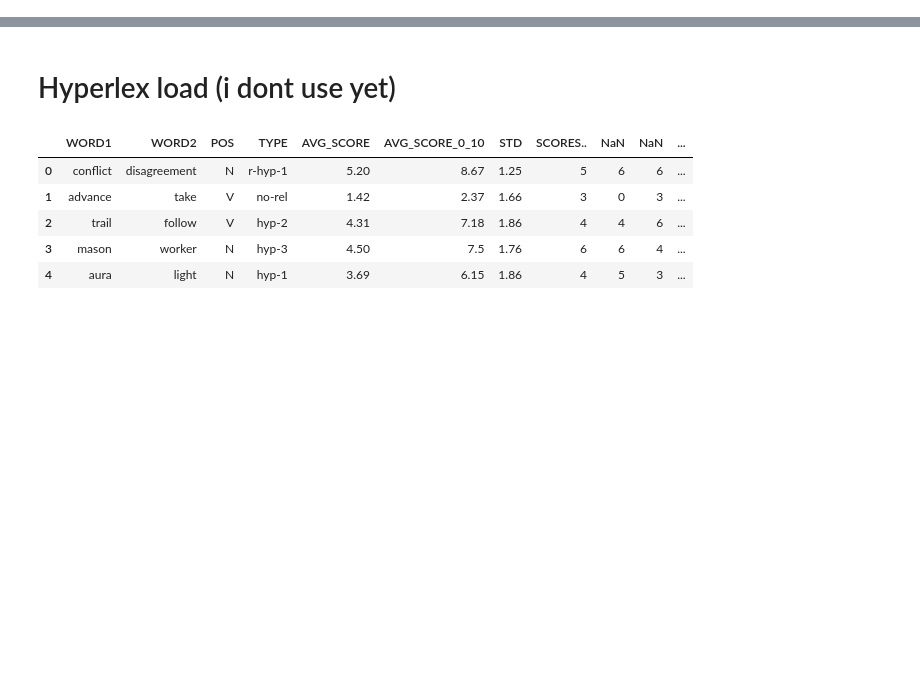
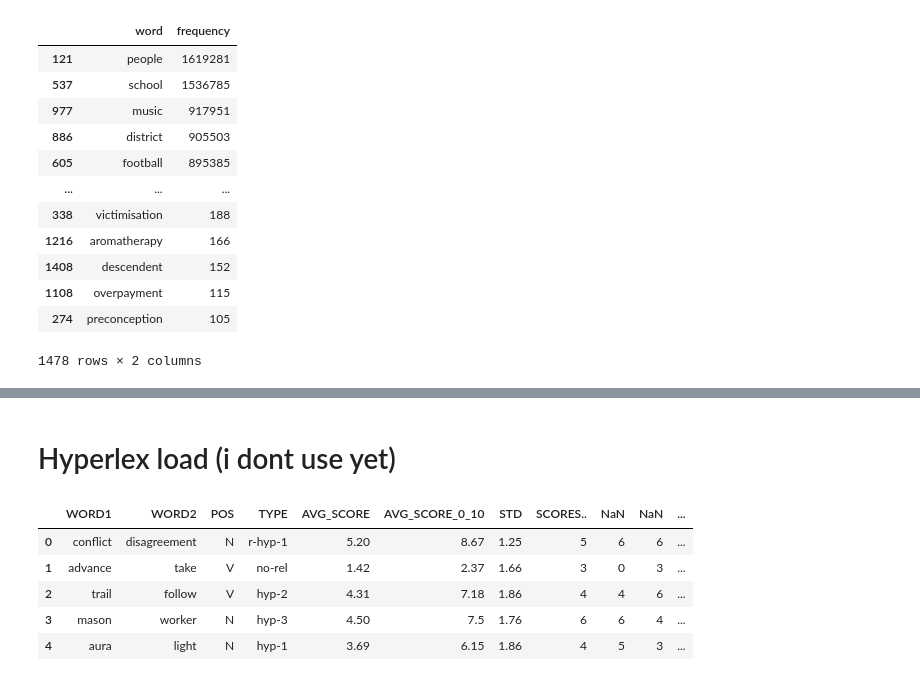
Before and after one commit to roritol/Bachelor-thesis, a Jupyter notebook: Jupyter_Notebook/Thesis-Data.ipynb, the cells around one changed output, grey strips where cells are left out. Cells and saved outputs as stored; diff of their text form; code cells hidden in the pictures; blank space fills up the shorter version.

```diff
--- a/Jupyter_Notebook/Thesis-Data.ipynb
+++ b/Jupyter_Notebook/Thesis-Data.ipynb
@@ -11,0 +52,17 @@ import fasttext.util
+# %%
+word_freq = pd.DataFrame(baroniwiki_count.items(),columns=['word' ,'frequency']).sort_values(by='frequency',ascending=False)
+word_freq
+# %% [output]
+|  | word | frequency |
+| 121 | people | 1619281 |
+| 537 | school | 1536785 |
+| 977 | music | 917951 |
+| 886 | district | 905503 |
+| 605 | football | 895385 |
+| ... | ... | ... |
+| 338 | victimisation | 188 |
+| 1216 | aromatherapy | 166 |
+| 1408 | descendent | 152 |
+| 1108 | overpayment | 115 |
+| 274 | preconception | 105 |
+1478 rows × 2 columns
```
Also changed, not shown: parts of 18 cells of this notebook, 4 other files.
